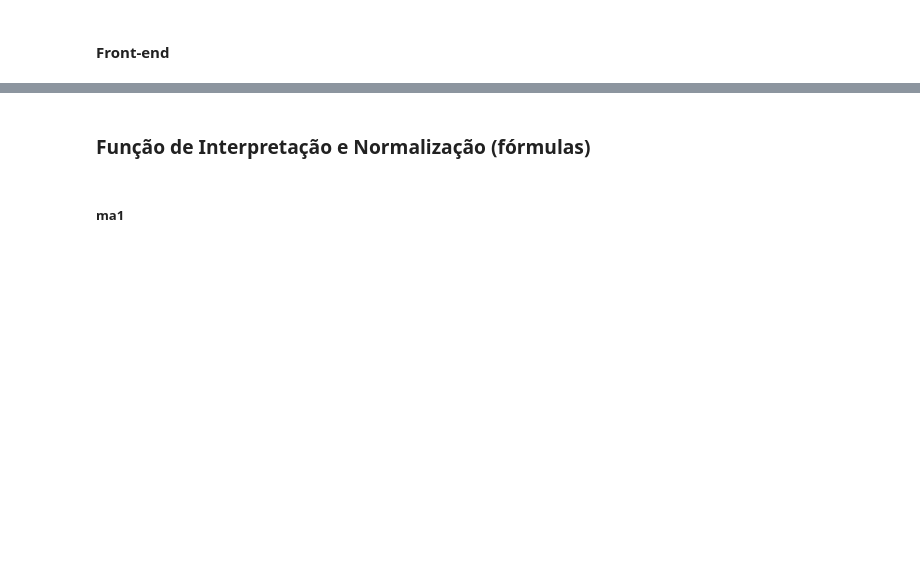
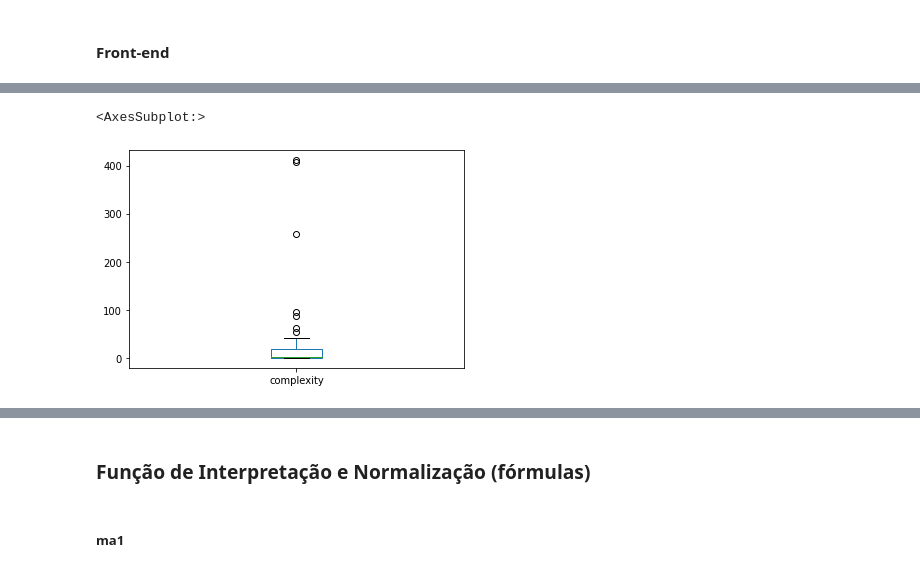
Before and after one commit to fga-eps-mds/2020.1-Grupo6, a Jupyter notebook: analytics/src/analytics.ipynb, the cells around one changed output, grey strips where cells are left out. Cells and saved outputs as stored; diff of their text form; code cells hidden in the pictures; blank space fills up the shorter version.

```diff
--- a/analytics/src/analytics.ipynb
+++ b/analytics/src/analytics.ipynb
@@ -811,3 +1009,3 @@ median_complexity
 # %%
-complexity = back_r2_df[['complexity', 'functions']][(back_r2_df['complexity'].astype(float) <= median_complexity) & (back_r2_df['functions'].astype(float) > 0) ]
+complexity = back_r2_df[['complexity', 'functions']][(back_r2_df['complexity'].astype(float) <= 5) & (back_r2_df['functions'].astype(float) > 0) ]
 complexity
@@ -834,7 +1051,7 @@ ma2_b2
 # %% [markdown]
 ##### ma3
 # %%
-x = np.array([0.1, 0.2])
+x = np.array([0, .25])
 y = np.array([1, 0])
 
 # m5 = 13
@@ -1105,0 +1413,5 @@ front_r2_df
+# %%
+front_r2_df['complexity'].fillna(0).astype(int).plot.box()
+# %% [output]
+<AxesSubplot:>
+[figure, added]
```
Also changed, not shown: parts of 104 cells of this notebook.
